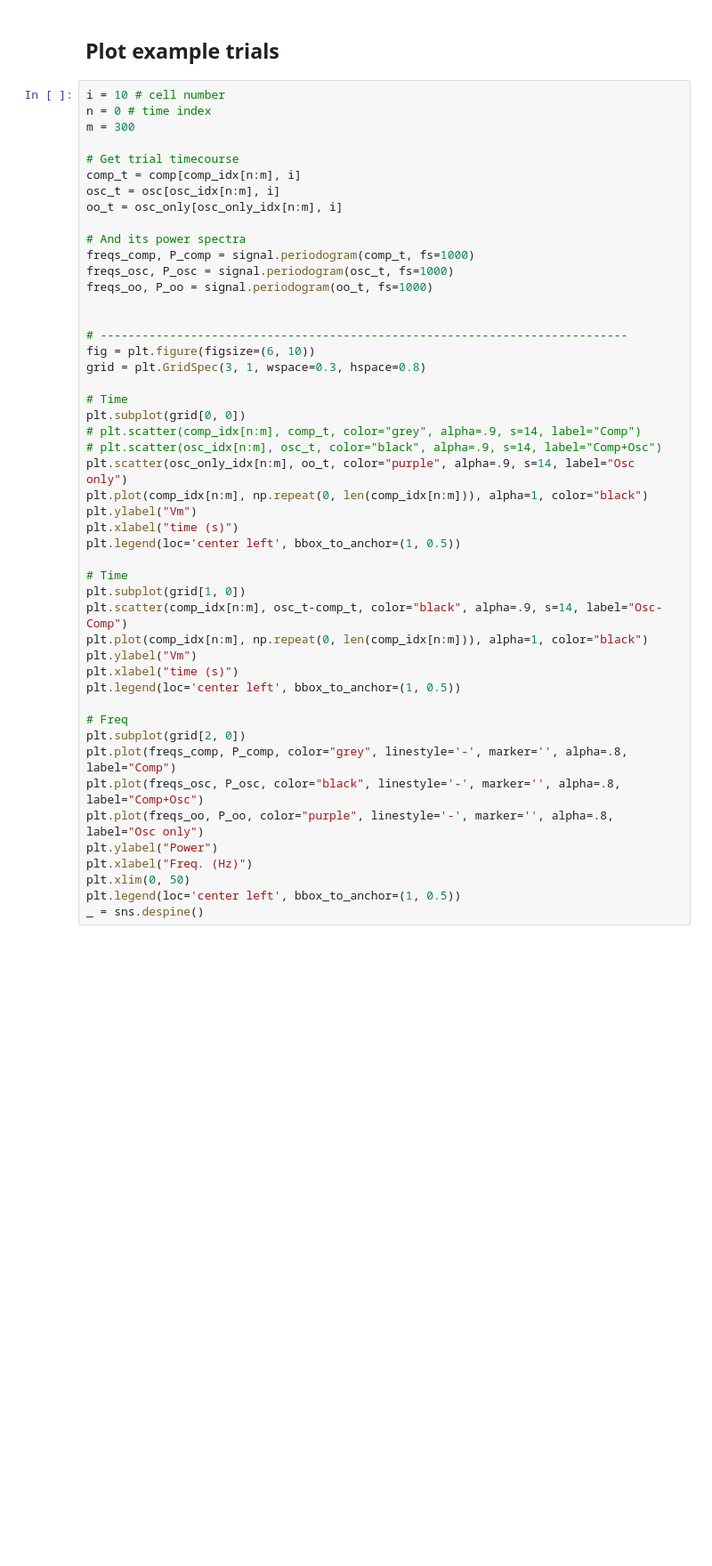
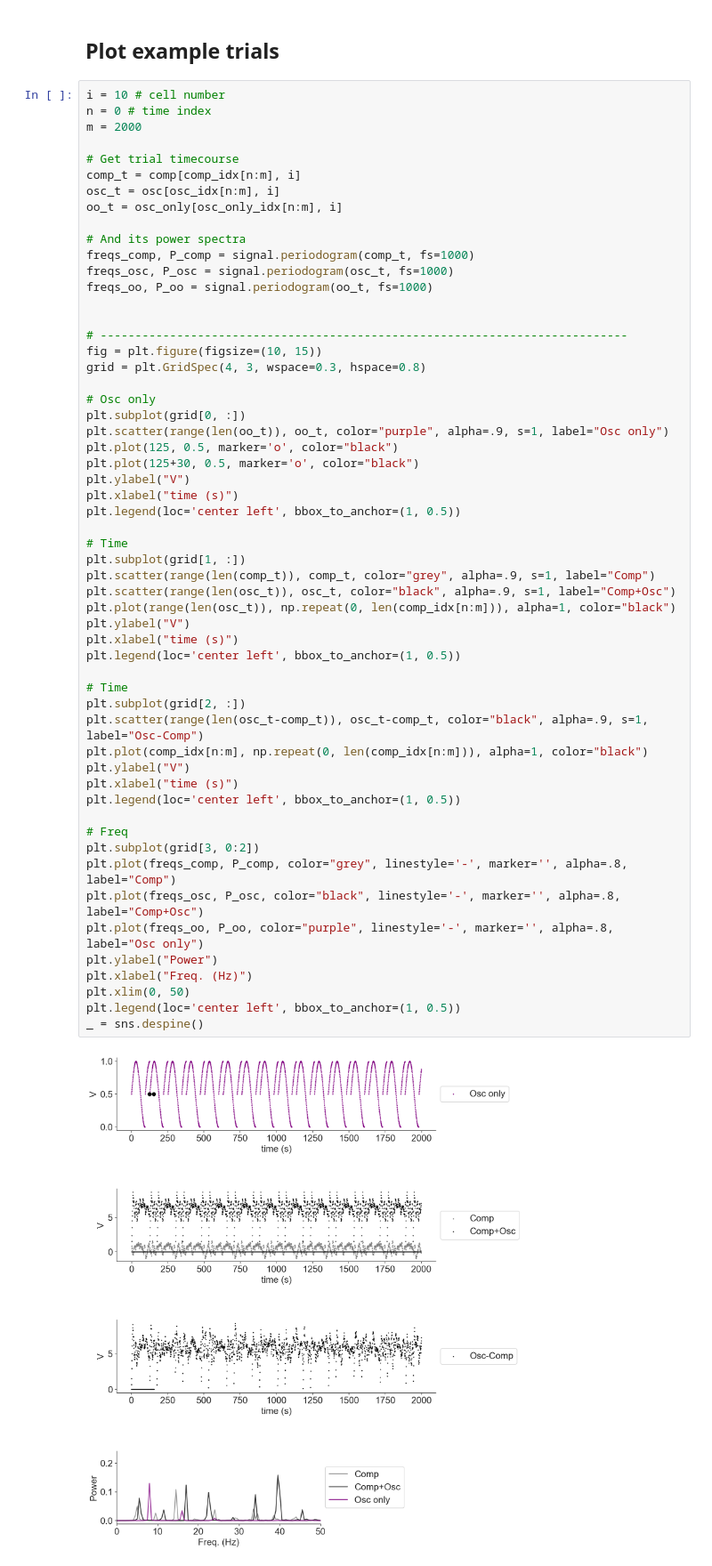
Before and after one commit to voytekresearch/Segregated-Dendrite-Deep-Learning, a Jupyter notebook: notebooks/test_osc_injection.ipynb, the cells around one changed output. Shown at 89% size. Drawn from its saved outputs; the diff is of its cells as text; blank space fills up the shorter version.

```diff
--- a/notebooks/test_osc_injection.ipynb
+++ b/notebooks/test_osc_injection.ipynb
@@ -76,48 +78,58 @@ print(comp.shape[0], osc.shape[0], osc_only.shape[0])
 # %%
 i = 10 # cell number
 n = 0 # time index
-m = 300
+m = 2000
 
 # Get trial timecourse
 comp_t = comp[comp_idx[n:m], i]
 osc_t = osc[osc_idx[n:m], i]
 oo_t = osc_only[osc_only_idx[n:m], i]
 
 # And its power spectra
 freqs_comp, P_comp = signal.periodogram(comp_t, fs=1000)
 freqs_osc, P_osc = signal.periodogram(osc_t, fs=1000)
 freqs_oo, P_oo = signal.periodogram(oo_t, fs=1000)
 
 
 # ----------------------------------------------------------------------------
-fig = plt.figure(figsize=(6, 10))
-grid = plt.GridSpec(3, 1, wspace=0.3, hspace=0.8)
+fig = plt.figure(figsize=(10, 15))
+grid = plt.GridSpec(4, 3, wspace=0.3, hspace=0.8)
 
-# Time
-plt.subplot(grid[0, 0])
-# plt.scatter(comp_idx[n:m], comp_t, color="grey", alpha=.9, s=14, label="Comp")
-# plt.scatter(osc_idx[n:m], osc_t, color="black", alpha=.9, s=14, label="Comp+Osc")
-plt.scatter(osc_only_idx[n:m], oo_t, color="purple", alpha=.9, s=14, label="Osc only")
-plt.plot(comp_idx[n:m], np.repeat(0, len(comp_idx[n:m])), alpha=1, color="black")
-plt.ylabel("Vm")
+# Osc only
+plt.subplot(grid[0, :])
+plt.scatter(range(len(oo_t)), oo_t, color="purple", alpha=.9, s=1, label="Osc only")
+plt.plot(125, 0.5, marker='o', color="black")
+plt.plot(125+30, 0.5, marker='o', color="black")
+plt.ylabel("V")
 plt.xlabel("time (s)")
 plt.legend(loc='center left', bbox_to_anchor=(1, 0.5))
 
 # Time
-plt.subplot(grid[1, 0])
-plt.scatter(comp_idx[n:m], osc_t-comp_t, color="black", alpha=.9, s=14, label="Osc-Comp")
+plt.subplot(grid[1, :])
+plt.scatter(range(len(comp_t)), comp_t, color="grey", alpha=.9, s=1, label="Comp")
+plt.scatter(range(len(osc_t)), osc_t, color="black", alpha=.9, s=1, label="Comp+Osc")
+plt.plot(range(len(osc_t)), np.repeat(0, len(comp_idx[n:m])), alpha=1, color="black")
+plt.ylabel("V")
+plt.xlabel("time (s)")
+plt.legend(loc='center left', bbox_to_anchor=(1, 0.5))
+
+# Time
+plt.subplot(grid[2, :])
+plt.scatter(range(len(osc_t-comp_t)), osc_t-comp_t, color="black", alpha=.9, s=1, label="Osc-Comp")
 plt.plot(comp_idx[n:m], np.repeat(0, len(comp_idx[n:m])), alpha=1, color="black")
-plt.ylabel("Vm")
+plt.ylabel("V")
 plt.xlabel("time (s)")
 plt.legend(loc='center left', bbox_to_anchor=(1, 0.5))
 
 # Freq
-plt.subplot(grid[2, 0])
+plt.subplot(grid[3, 0:2])
 plt.plot(freqs_comp, P_comp, color="grey", linestyle='-', marker='', alpha=.8, label="Comp")
 plt.plot(freqs_osc, P_osc, color="black", linestyle='-', marker='', alpha=.8, label="Comp+Osc")
 plt.plot(freqs_oo, P_oo, color="purple", linestyle='-', marker='', alpha=.8, label="Osc only")
 plt.ylabel("Power")
 plt.xlabel("Freq. (Hz)")
 plt.xlim(0, 50)
 plt.legend(loc='center left', bbox_to_anchor=(1, 0.5))
 _ = sns.despine()
+# %% [output]
+[figure, added]
```
Also changed, not shown: parts of 1 cell of this notebook.
